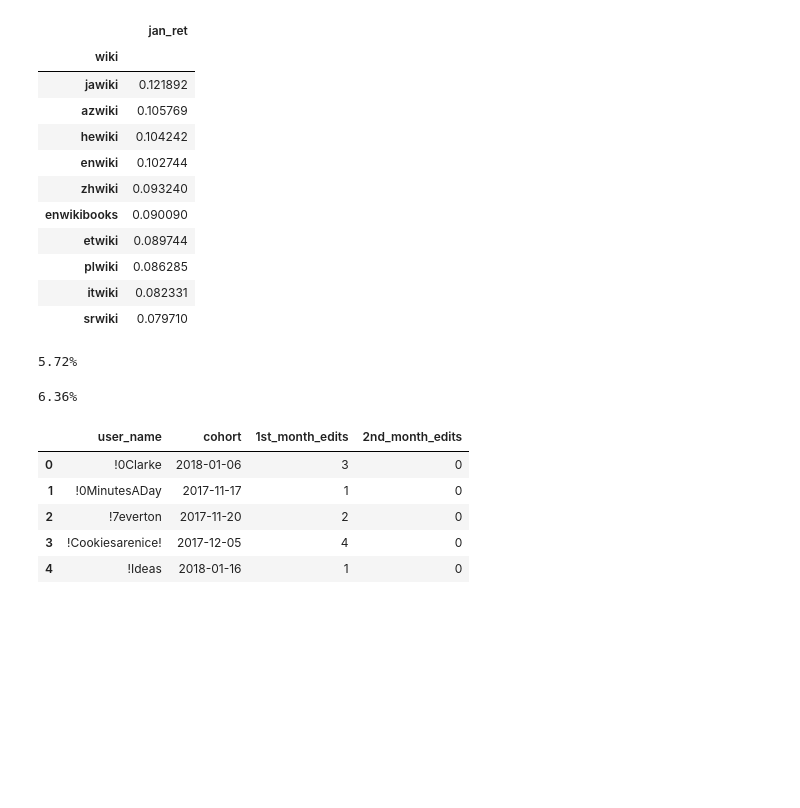
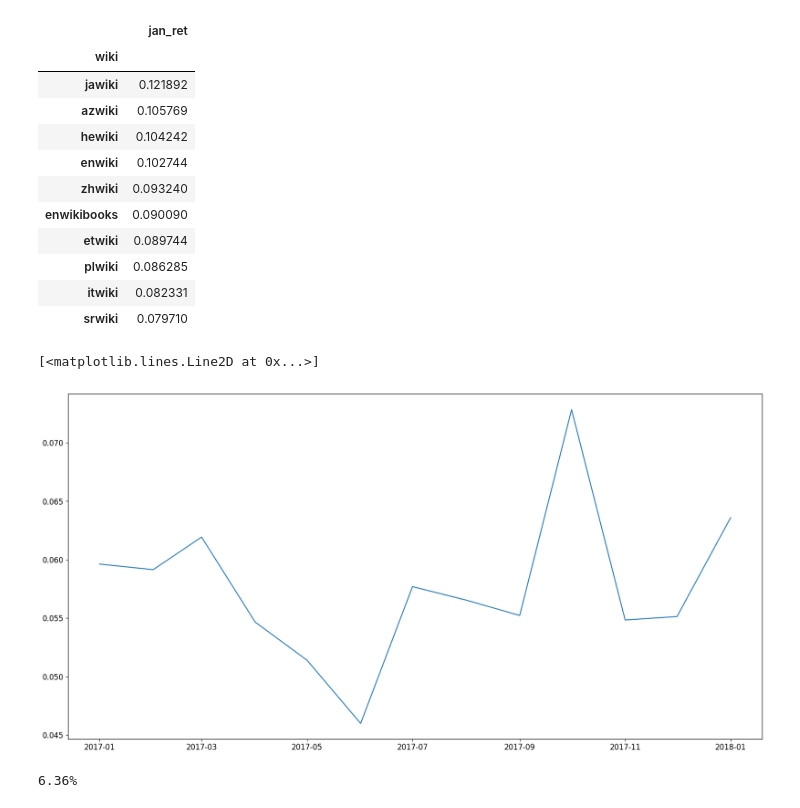
Before and after one commit to wikimedia-research/2018-01-new-editor-retention-analysis, a Jupyter notebook: analysis.ipynb, the cells around one changed output. Drawn from its saved outputs; the diff is of its cells as text; code cells hidden in the pictures; blank space fills up the shorter version.

```diff
--- a/analysis.ipynb
+++ b/analysis.ipynb
@@ -2,0 +30,4 @@ The [new editor retention rate](https://meta.wikimedia.org/wiki/Research:Survivi
+# %%
+proj_mo = pd.read_table("data/adl_project_monthly_retention.tsv")
+proj_mo["cohort"] = pd.to_datetime(proj_mo["cohort"])
+proj_mo.head()
@@ -2,0 +41,4 @@ The [new editor retention rate](https://meta.wikimedia.org/wiki/Research:Survivi
+# %%
+# Filter out small wikis likely to have too much noise
+proj_mo = proj_mo.groupby("wiki").filter(lambda x: x["new_eds"].mean() >= 100)
+proj_mo.head()
@@ -132,23 +176,14 @@ jan_proj_ret.sort_values("jan_ret", ascending = False).head(n = 10)
 # %%
 def pct(num):
     print("{:.2%}".format(num))
 
 # Average without enwiki
-pct(global_retention(proj_ret.query("wiki != 'enwiki' and cohort != '2018-01'")))
+plt.plot(proj_mo.query("wiki != 'enwiki'").groupby("cohort").apply(global_retention))
 # %% [output]
-5.72%
+[<matplotlib.lines.Line2D at 0x...>]
+[figure, added]
 # %%
 # January without enwiki
 pct(global_retention(proj_ret.query("wiki != 'enwiki' and cohort == '2018-01'")))
 # %% [output]
 6.36%
-# %%
-enw_new = pd.read_csv("data/adl_enwiki_new_editors.tsv")
-enw_new.head()
-# %% [output]
-|  | user_name | cohort | 1st_month_edits | 2nd_month_edits |
-| 0 | !0Clarke | 2018-01-06 | 3 | 0 |
-| 1 | !0MinutesADay | 2017-11-17 | 1 | 0 |
-| 2 | !7everton | 2017-11-20 | 2 | 0 |
-| 3 | !Cookiesarenice! | 2017-12-05 | 4 | 0 |
-| 4 | !Ideas | 2018-01-16 | 1 | 0 |
```
Also changed, not shown: parts of 41 cells of this notebook, 3 other files.
